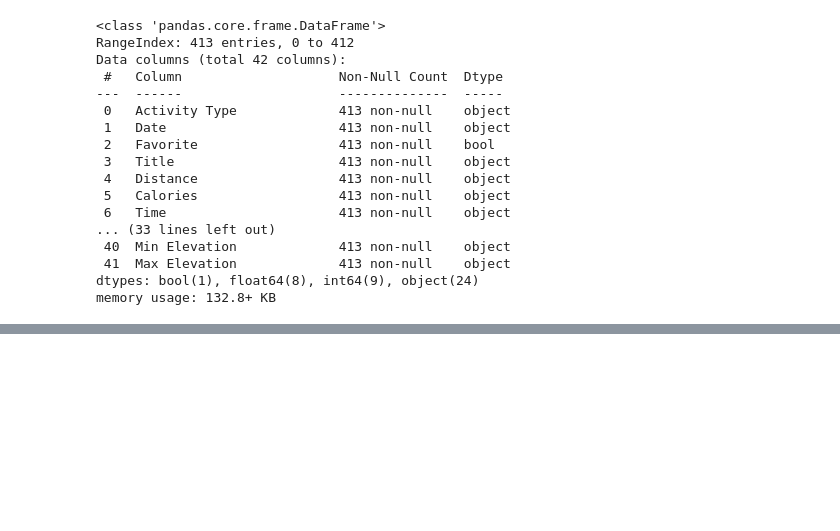
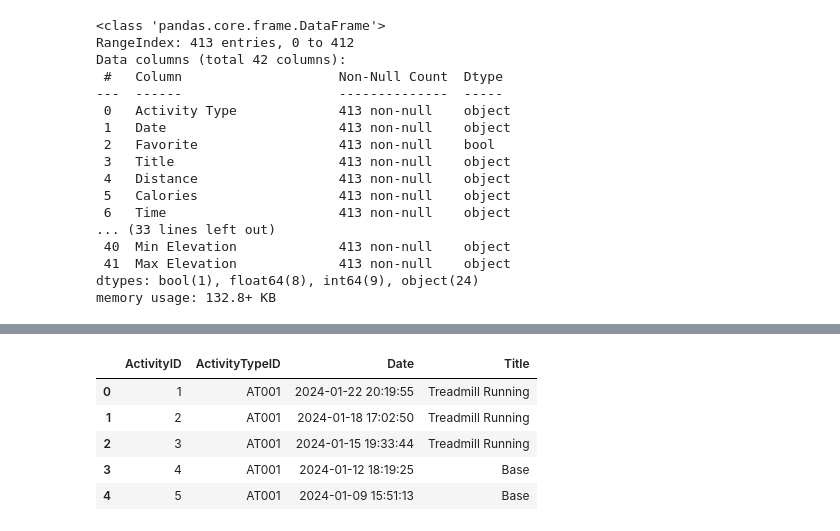
Before and after one commit to bernardtse/garmin-data-engineering, a Jupyter notebook: notebooks/etl_test.ipynb, the cells around one changed output, grey strips where cells are left out. Cells and saved outputs as stored; diff of their text form; code cells hidden in the pictures; blank space fills up the shorter version.

```diff
--- a/notebooks/etl_test.ipynb
+++ b/notebooks/etl_test.ipynb
@@ -132,0 +175,13 @@ memory usage: 13.0+ KB
+# %%
+# Reorder the columns as specified: Activity ID, ActivityTypeID, Date, Title
+activities_df = activities_df[['ActivityID', 'ActivityTypeID', 'Date', 'Title']]
+
+# Now, activities_df has the desired structure
+activities_df.head()
+# %% [output]
+|  | ActivityID | ActivityTypeID | Date | Title |
+| 0 | 1 | AT001 | 2024-01-22 20:19:55 | Treadmill Running |
+| 1 | 2 | AT001 | 2024-01-18 17:02:50 | Treadmill Running |
+| 2 | 3 | AT001 | 2024-01-15 19:33:44 | Treadmill Running |
+| 3 | 4 | AT001 | 2024-01-12 18:19:25 | Base |
+| 4 | 5 | AT001 | 2024-01-09 15:51:13 | Base |
```
Also changed, not shown: parts of 8 cells of this notebook.
